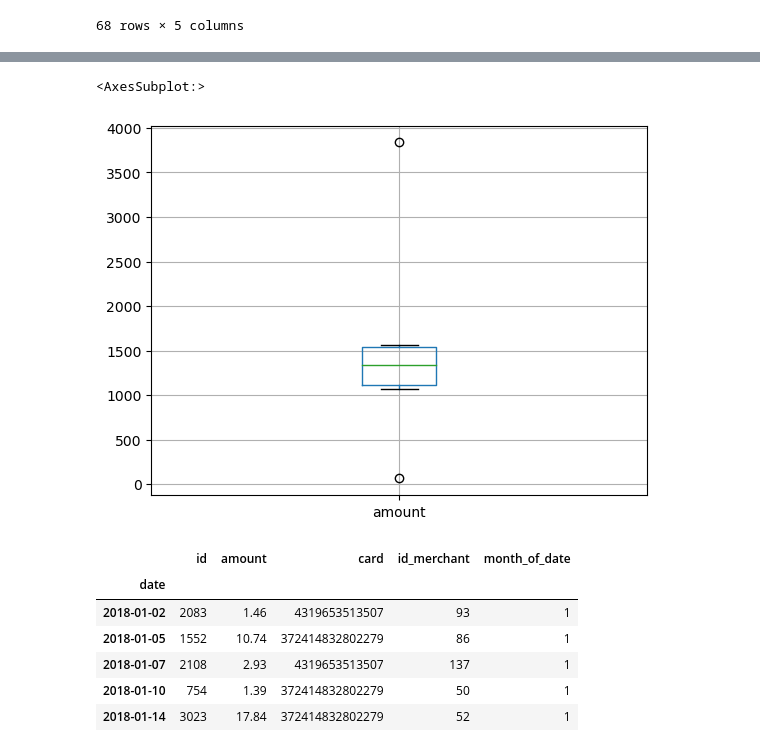
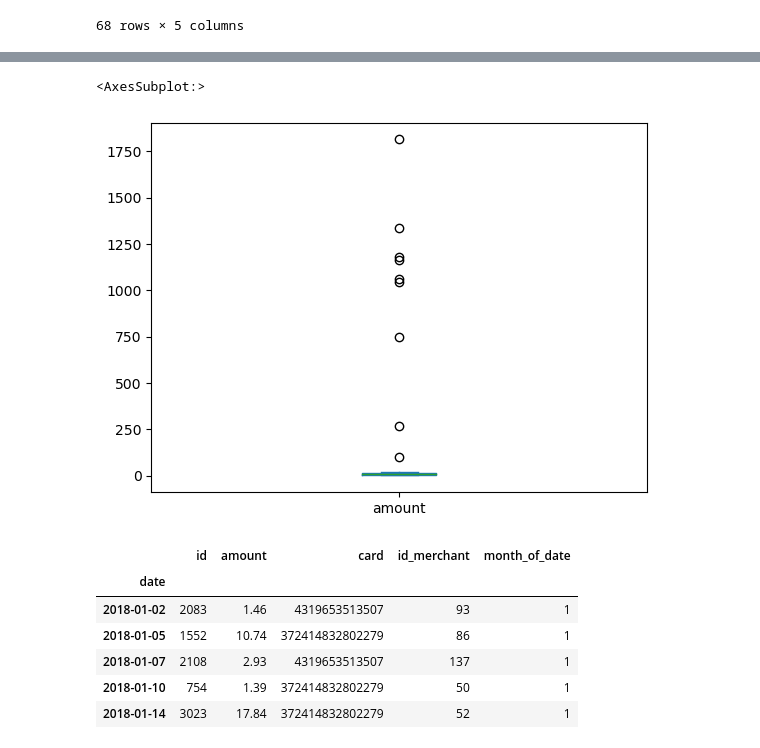
Before and after one commit to bweilers/SQL-homework, a Jupyter notebook: Starter_Files/visual_data_analysis.ipynb, the cells around one changed output, grey strips where cells are left out. Cells and saved outputs as stored; diff of their text form; code cells hidden in the pictures.

```diff
--- a/Starter_Files/visual_data_analysis.ipynb
+++ b/Starter_Files/visual_data_analysis.ipynb
@@ -218,12 +223,18 @@ cardholder25_transaction_df
 # %%
 #Simplify
 simplified_25 = cardholder25_transaction_df.drop(columns=['id', 'card', 'id_merchant'])
+simplified_25.set_index('month_of_date', inplace=True)
 # simplified_25.groupby("month_of_date").boxplot()
 #monthly total expenditures
-monthly_total_expenditures = simplified_25.groupby("month_of_date").sum()
+
+simplified_25.plot.box()
+
+
+# monthly_total_expenditures = simplified_25.groupby("month_of_date").sum()
+# monthly_total_expenditures
 # %% [output]
 <AxesSubplot:>
-[figure, old version]
+[figure, new version]
 # %%
 # Creating the six box plots using hvPlot
 monthly_total_expenditures.boxplot()
```
Also changed, not shown: parts of 1 cell of this notebook.
